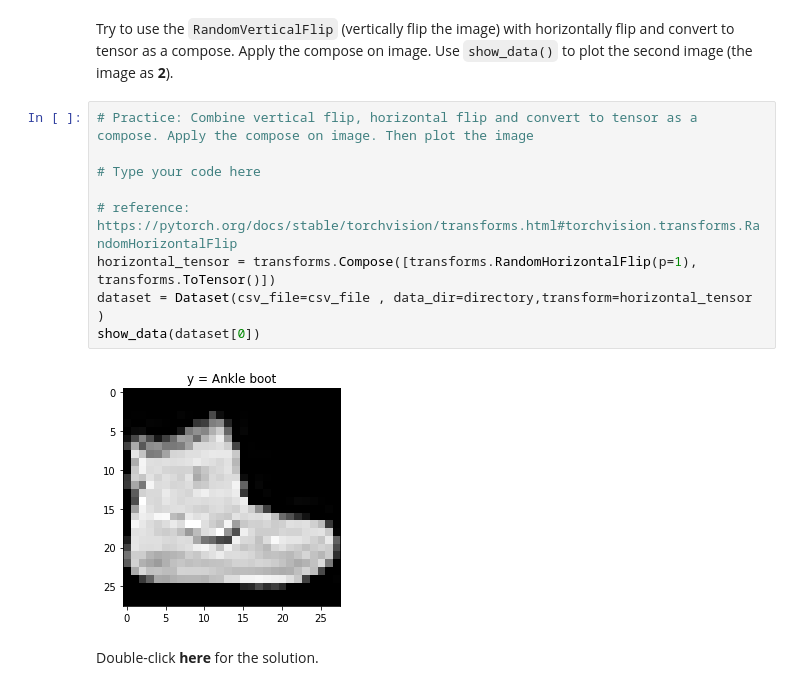
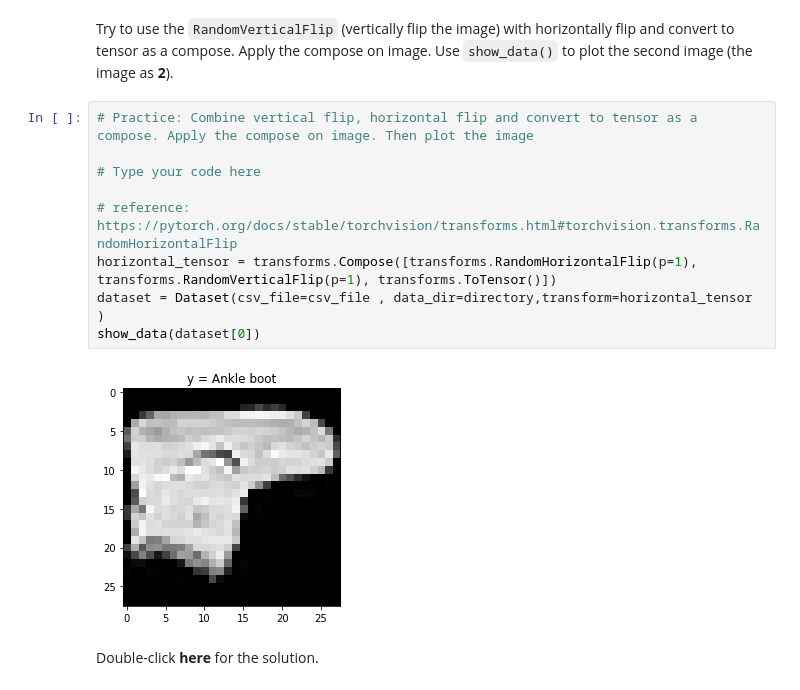
Before and after one commit to Bill0412/deep-neural-networks-with-pytorch, a Jupyter notebook: 1.3.2_Datasets_and_transforms.ipynb, the cells around one changed output. Saved outputs shown, nothing was run; the diff lists cells and outputs as text.

```diff
--- a/1.3.2_Datasets_and_transforms.ipynb
+++ b/1.3.2_Datasets_and_transforms.ipynb
@@ -307,14 +307,14 @@ Try to use the <code>RandomVerticalFlip</code> (vertically flip the image) with
 # %%
 # Practice: Combine vertical flip, horizontal flip and convert to tensor as a compose. Apply the compose on image. Then plot the image
 
 # Type your code here
 
 # reference: https://pytorch.org/docs/stable/torchvision/transforms.html#torchvision.transforms.RandomHorizontalFlip
-horizontal_tensor = transforms.Compose([transforms.RandomHorizontalFlip(p=1), transforms.ToTensor()])
+horizontal_tensor = transforms.Compose([transforms.RandomHorizontalFlip(p=1), transforms.RandomVerticalFlip(p=1), transforms.ToTensor()])
 dataset = Dataset(csv_file=csv_file , data_dir=directory,transform=horizontal_tensor )
 show_data(dataset[0])
 # %% [output]
-[figure, old version]
+[figure, new version]
 # %% [markdown]
 Double-click **here** for the solution.
 
```
Also changed, not shown: 11 other files.
